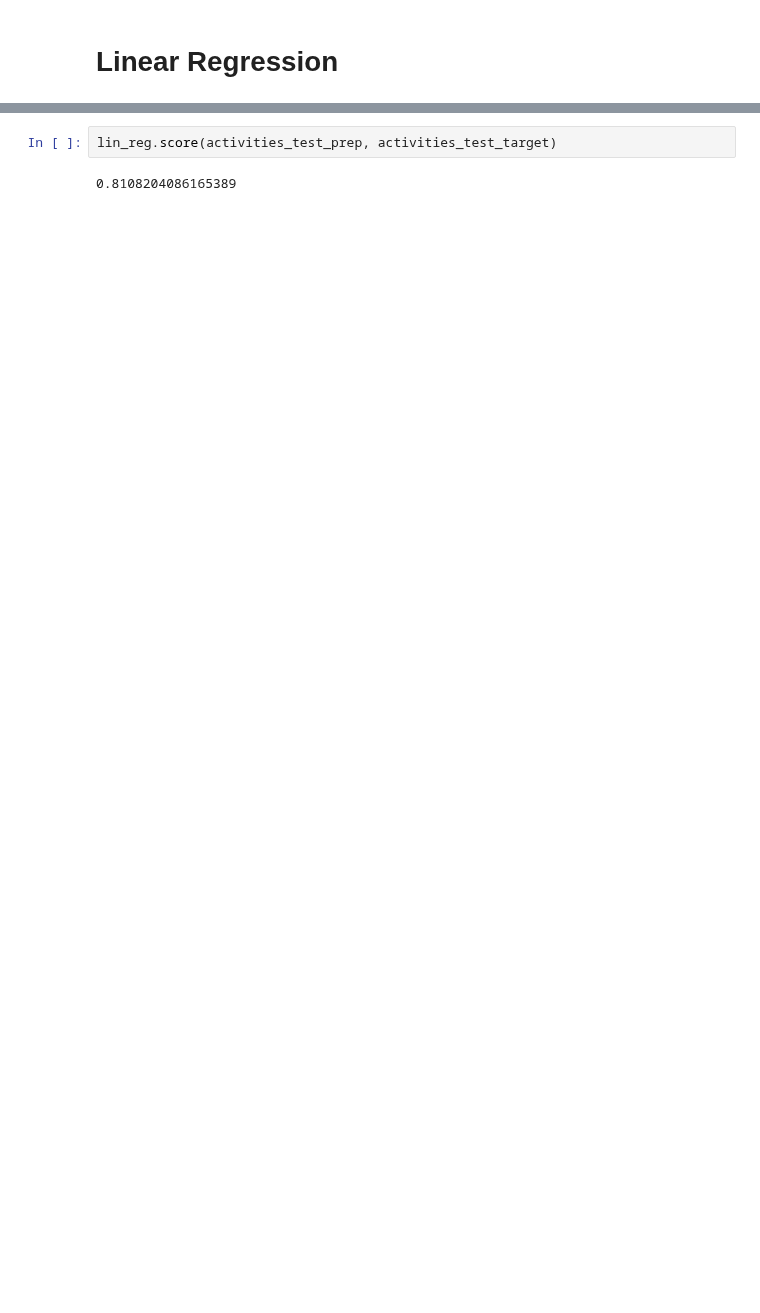
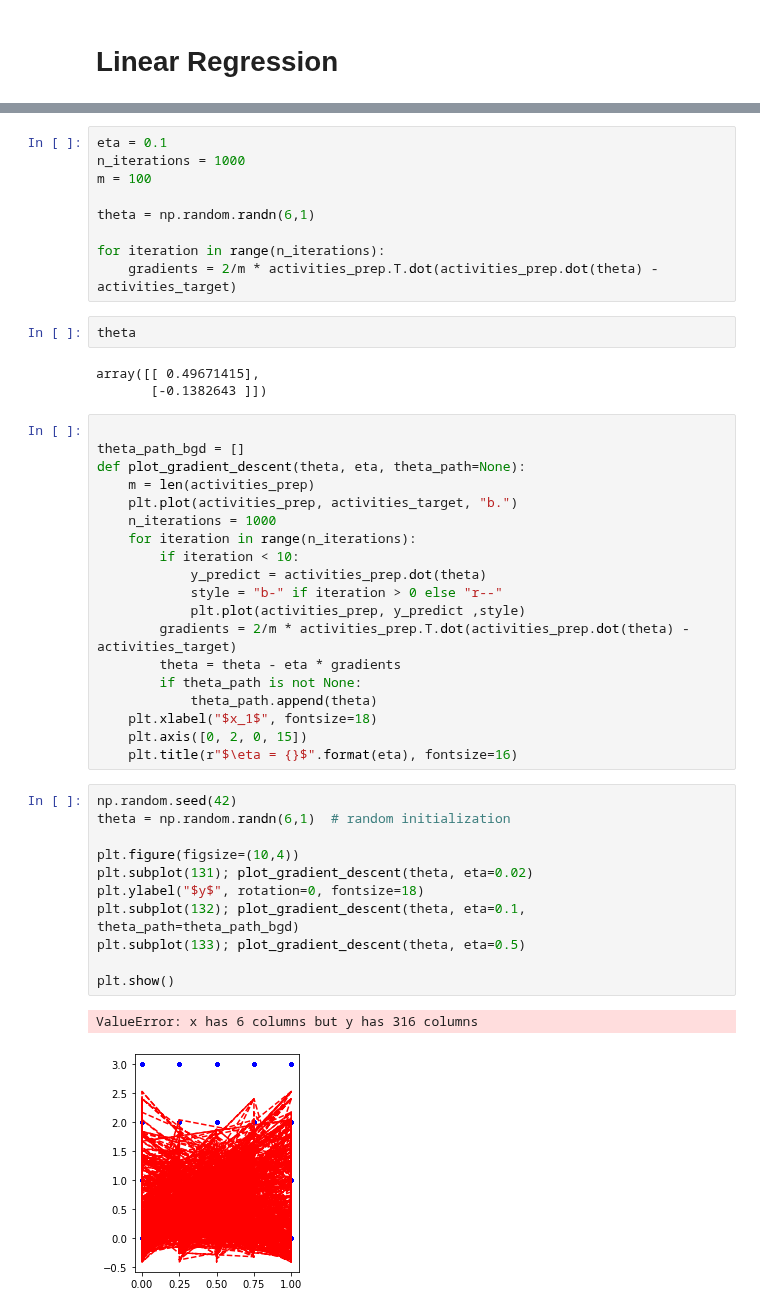
Before and after one commit to romanfen/F21DL-G6, a Jupyter notebook: Lab9_Linear_Logistic.ipynb, the cells around one changed output, grey strips where cells are left out. Cells and saved outputs as stored; diff of their text form; blank space fills up the shorter version.

```diff
--- a/Lab9_Linear_Logistic.ipynb
+++ b/Lab9_Linear_Logistic.ipynb
@@ -217,4 +214,47 @@ lin_reg.score(activities_prep, activities_target)
-# %%
-lin_reg.score(activities_test_prep, activities_test_target)
-# %% [output]
-0.8108204086165389
+# %%
+eta = 0.1
+n_iterations = 1000
+m = 100
+
+theta = np.random.randn(6,1)
+
+for iteration in range(n_iterations):
+    gradients = 2/m * activities_prep.T.dot(activities_prep.dot(theta) - activities_target)
+# %%
+theta
+# %% [output]
+array([[ 0.49671415],
+       [-0.1382643 ]])
+# %%
+
+theta_path_bgd = []
+def plot_gradient_descent(theta, eta, theta_path=None):
+    m = len(activities_prep)
+    plt.plot(activities_prep, activities_target, "b.")
+    n_iterations = 1000
+    for iteration in range(n_iterations):
+        if iteration < 10:
+            y_predict = activities_prep.dot(theta)
+            style = "b-" if iteration > 0 else "r--"
+            plt.plot(activities_prep, y_predict ,style)
+        gradients = 2/m * activities_prep.T.dot(activities_prep.dot(theta) - activities_target)
+        theta = theta - eta * gradients
+        if theta_path is not None:
+            theta_path.append(theta)
+    plt.xlabel("$x_1$", fontsize=18)
+    plt.axis([0, 2, 0, 15])
+    plt.title(r"$\eta = {}$".format(eta), fontsize=16)
+# %%
+np.random.seed(42)
+theta = np.random.randn(6,1)  # random initialization
+
+plt.figure(figsize=(10,4))
+plt.subplot(131); plot_gradient_descent(theta, eta=0.02)
+plt.ylabel("$y$", rotation=0, fontsize=18)
+plt.subplot(132); plot_gradient_descent(theta, eta=0.1, theta_path=theta_path_bgd)
+plt.subplot(133); plot_gradient_descent(theta, eta=0.5)
+
+plt.show()
+# %% [output]
+ValueError: x has 6 columns but y has 316 columns
+[figure, added]
```
Also changed, not shown: parts of 19 cells of this notebook.
